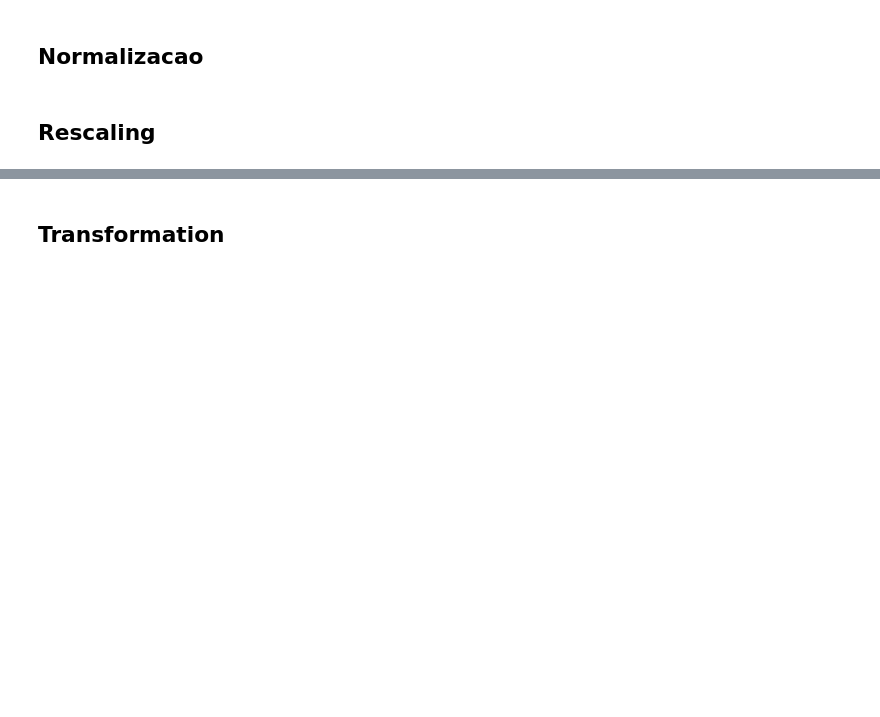
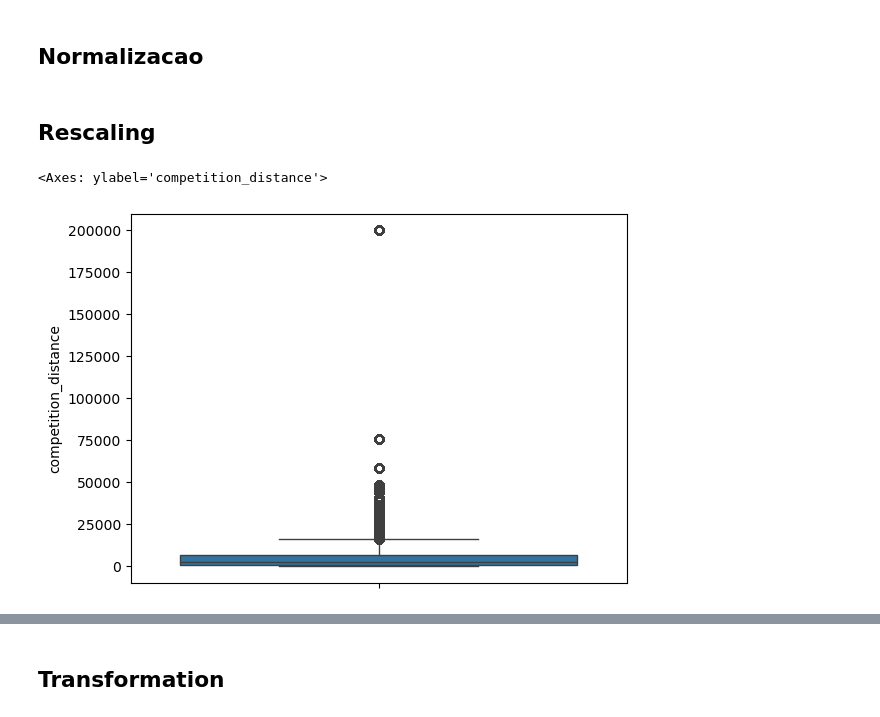
Before and after one commit to LuigiFerrari14/Data-Science-in-Production, a Jupyter notebook: RossmannSalesPrediction.ipynb, the cells around one changed output, grey strips where cells are left out. Drawn from its saved outputs; the diff is of its cells as text; code cells hidden in the pictures; blank space fills up the shorter version.

```diff
--- a/RossmannSalesPrediction.ipynb
+++ b/RossmannSalesPrediction.ipynb
@@ -796,0 +800,6 @@ df5 = df4.copy()
+# %%
+#verificar se tem outliers
+sns.boxplot(df5['competition_distance'])
+# %% [output]
+<Axes: ylabel='competition_distance'>
+[figure, added]
```
Also changed, not shown: parts of 9 cells of this notebook.
